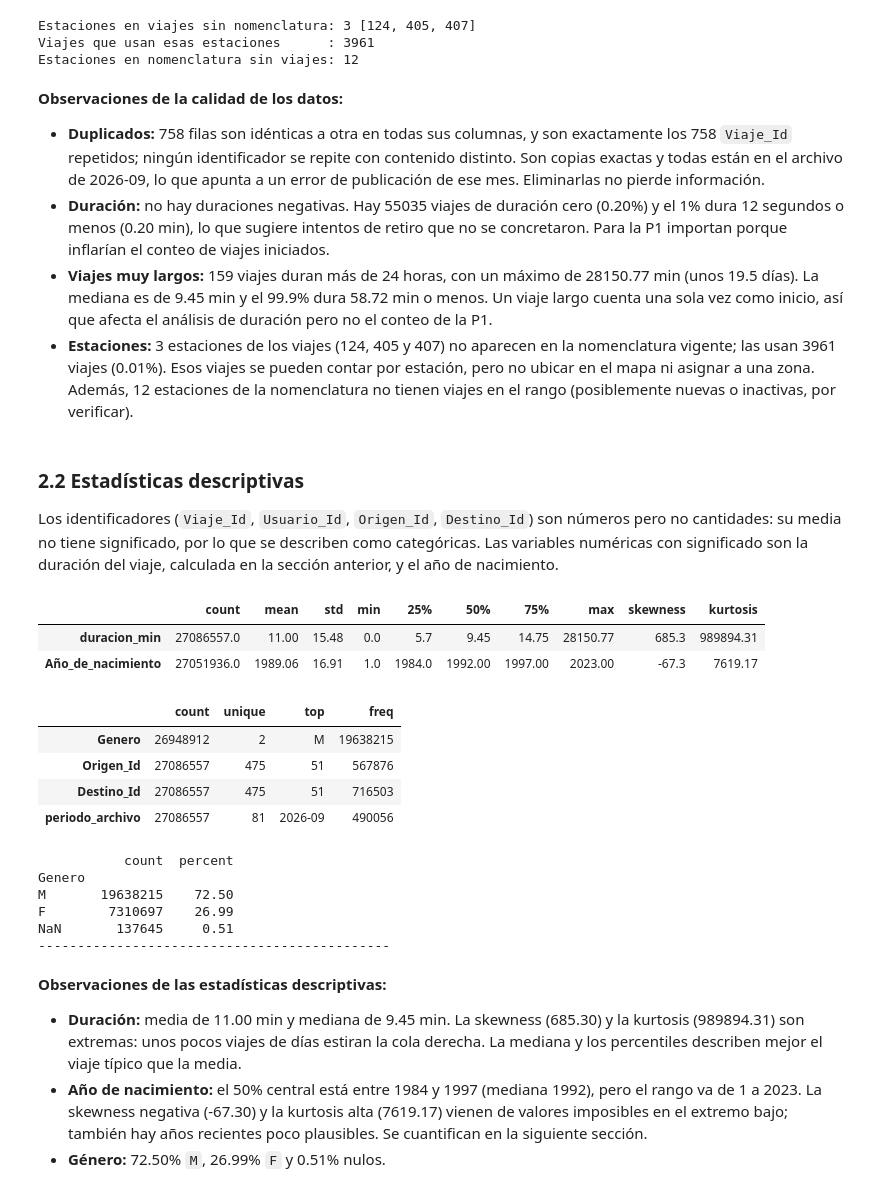
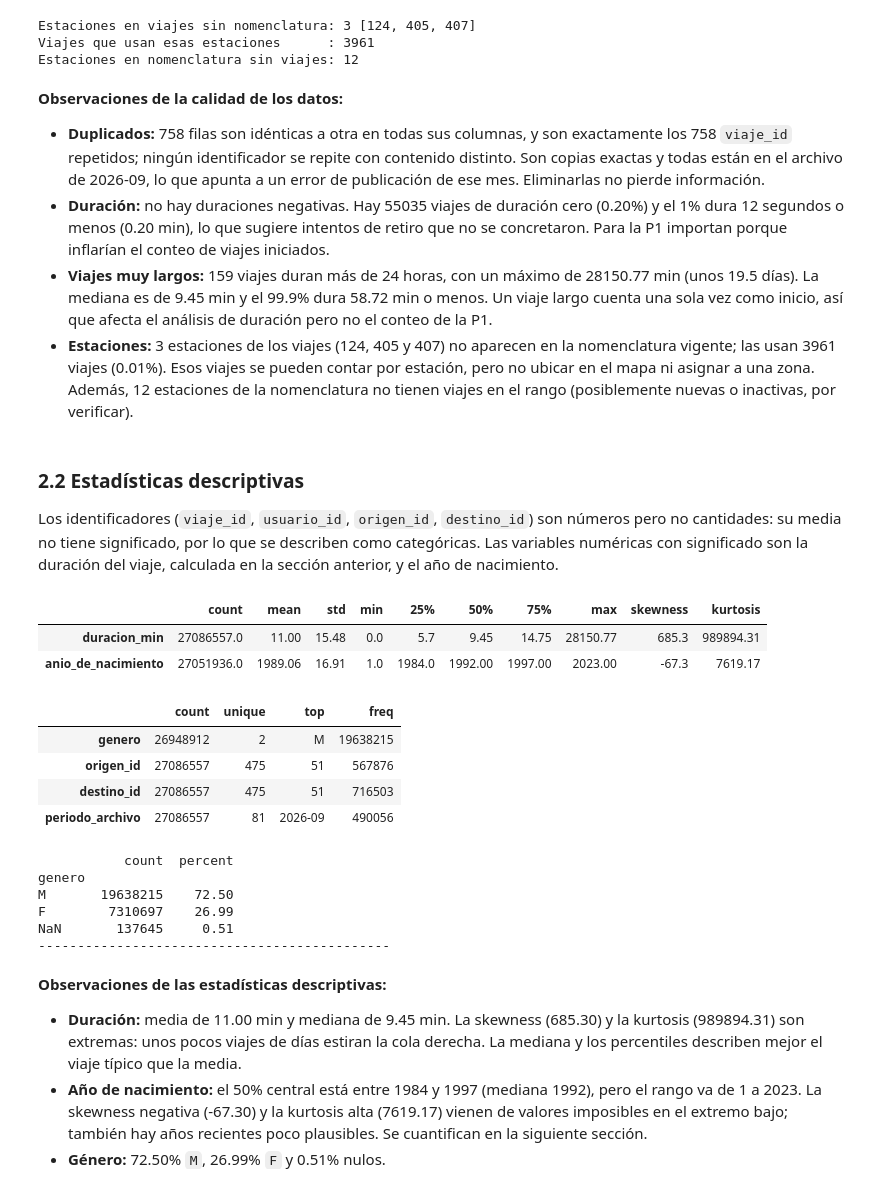
Before and after one commit to sanchezdavilaluisarturo/MLOps-ProyectoMiBici-Equipo7, a Jupyter notebook: notebooks/0.04-dsh-eda-p1.ipynb, the cells around one changed output. Cells and saved outputs as stored; diff of their text form; code cells hidden in the pictures.

Commit message:
refactor: adapta 0.02 y 0.04 a config.py y columnas normalizadas, y agrega observaciones de patrones temporales

```diff
--- a/notebooks/0.04-dsh-eda-p1.ipynb
+++ b/notebooks/0.04-dsh-eda-p1.ipynb
@@ -49,22 +52,20 @@ seaborn     : 0.13.2
 - **Colores:** paleta Okabe-Ito, apta para daltonismo, referida por nombre.
 # %%
-# Rutas del proyecto (el notebook se ejecuta desde notebooks/)
-RUTA_PROYECTO = Path.cwd().parent
-RUTA_PARQUET_VIAJES = RUTA_PROYECTO / "data" / "interim" / "viajes_2020-01_2026-09.parquet"
-RUTA_ESTACIONES_CRUDAS = RUTA_PROYECTO / "data" / "raw" / "estaciones"
-
-SEMILLA = 42
+# Rutas y random seed centralizadas en config.py
+RUTA_PARQUET_VIAJES = cfg.RUTA_VIAJES_INTERIM
+RUTA_ESTACIONES_CRUDAS = cfg.RUTA_ESTACIONES_CRUDAS
+SEMILLA = cfg.SEMILLA
 
 # Opciones de visualización de pandas
 pd.set_option("display.max_columns", None)   # mostrar todas las columnas
 pd.set_option("display.max_rows", 120)       # suficiente para tablas mensuales
 pd.set_option("display.width", 200)          # ancho suficiente para tablas amplias
 
-# Paleta Okabe-Ito (apta para daltonismo)
-AZUL = "#0072B2"
-NARANJA = "#E69F00"
-AMARILLO = "#F0E442"
-VERDE = "#009E73"
+# Paleta Okabe-Ito (apta para daltonismo), definida en config.py
+AZUL = cfg.AZUL
+NARANJA = cfg.NARANJA
+AMARILLO = cfg.AMARILLO
+VERDE = cfg.VERDE
 # %% [markdown]
 ## Carga de los datos
 
@@ -171,18 +172,18 @@ Viajes que usan esas estaciones      : 3961
 Estaciones en nomenclatura sin viajes: 12
 # %% [markdown]
 **Observaciones de la calidad de los datos:**
-- **Duplicados:** 758 filas son idénticas a otra en todas sus columnas, y son exactamente los 758 `Viaje_Id` repetidos; ningún identificador se repite con contenido distinto. Son copias exactas y todas están en el archivo de 2026-09, lo que apunta a un error de publicación de ese mes. Eliminarlas no pierde información.
+- **Duplicados:** 758 filas son idénticas a otra en todas sus columnas, y son exactamente los 758 `viaje_id` repetidos; ningún identificador se repite con contenido distinto. Son copias exactas y todas están en el archivo de 2026-09, lo que apunta a un error de publicación de ese mes. Eliminarlas no pierde información.
 - **Duración:** no hay duraciones negativas. Hay 55035 viajes de duración cero (0.20%) y el 1% dura 12 segundos o menos (0.20 min), lo que sugiere intentos de retiro que no se concretaron. Para la P1 importan porque inflarían el conteo de viajes iniciados.
 - **Viajes muy largos:** 159 viajes duran más de 24 horas, con un máximo de 28150.77 min (unos 19.5 días). La mediana es de 9.45 min y el 99.9% dura 58.72 min o menos. Un viaje largo cuenta una sola vez como inicio, así que afecta el análisis de duración pero no el conteo de la P1.
 - **Estaciones:** 3 estaciones de los viajes (124, 405 y 407) no aparecen en la nomenclatura vigente; las usan 3961 viajes (0.01%). Esos viajes se pueden contar por estación, pero no ubicar en el mapa ni asignar a una zona. Además, 12 estaciones de la nomenclatura no tienen viajes en el rango (posiblemente nuevas o inactivas, por verificar).
 # %% [markdown]
 ### 2.2 Estadísticas descriptivas
 
-Los identificadores (`Viaje_Id`, `Usuario_Id`, `Origen_Id`, `Destino_Id`) son números pero no cantidades: su media no tiene significado, por lo que se describen como categóricas. Las variables numéricas con significado son la duración del viaje, calculada en la sección anterior, y el año de nacimiento.
+Los identificadores (`viaje_id`, `usuario_id`, `origen_id`, `destino_id`) son números pero no cantidades: su media no tiene significado, por lo que se describen como categóricas. Las variables numéricas con significado son la duración del viaje, calculada en la sección anterior, y el año de nacimiento.
 # %%
 # Variables numéricas: estadísticas descriptivas con skewness y kurtosis
 numericas = pd.DataFrame({"duracion_min": duracion_min,
-                          "Año_de_nacimiento": viajes["Año_de_nacimiento"].astype("float32"),
+                          "anio_de_nacimiento": viajes["anio_de_nacimiento"].astype("float32"),
 })
 estadisticas = numericas.describe().T
 estadisticas["skewness"] = numericas.skew()
@@ -191,20 +192,20 @@ estadisticas.astype("float64").round(2)  # float64 para que el redondeo se muest
 # %% [output]
 |  | count | mean | std | min | 25% | 50% | 75% | max | skewness | kurtosis |
 | duracion_min | 27086557.0 | 11.00 | 15.48 | 0.0 | 5.7 | 9.45 | 14.75 | 28150.77 | 685.3 | 989894.31 |
-| Año_de_nacimiento | 27051936.0 | 1989.06 | 16.91 | 1.0 | 1984.0 | 1992.00 | 1997.00 | 2023.00 | -67.3 | 7619.17 |
+| anio_de_nacimiento | 27051936.0 | 1989.06 | 16.91 | 1.0 | 1984.0 | 1992.00 | 1997.00 | 2023.00 | -67.3 | 7619.17 |
 # %%
 # Variables categóricas: valores distintos, valor más frecuente y su frecuencia
-columnas_categoricas = ["Genero", "Origen_Id", "Destino_Id", "periodo_archivo"]
+columnas_categoricas = ["genero", "origen_id", "destino_id", "periodo_archivo"]
 viajes[columnas_categoricas].astype("category").describe().T
 # %% [output]
 |  | count | unique | top | freq |
-| Genero | 26948912 | 2 | M | 19638215 |
-| Origen_Id | 27086557 | 475 | 51 | 567876 |
-| Destino_Id | 27086557 | 475 | 51 | 716503 |
+| genero | 26948912 | 2 | M | 19638215 |
+| origen_id | 27086557 | 475 | 51 | 567876 |
+| destino_id | 27086557 | 475 | 51 | 716503 |
 | periodo_archivo | 27086557 | 81 | 2026-09 | 490056 |
 # %%
 # Género: conteo y porcentaje, incluyendo los nulos
-for columna in ["Genero"]:
+for columna in ["genero"]:
     conteo = pd.concat([viajes[columna].value_counts(dropna=False),
                         viajes[columna].value_counts(dropna=False, normalize=True).mul(100).round(2)],
                        axis=1, keys=["count", "percent"],
@@ -213,7 +214,7 @@ for columna in ["Genero"]:
     print("-" * 45)
 # %% [output]
            count  percent
-Genero
+genero
 M       19638215    72.50
 F        7310697    26.99
 NaN       137645     0.51
```
Also changed, not shown: parts of 12 cells of this notebook.
